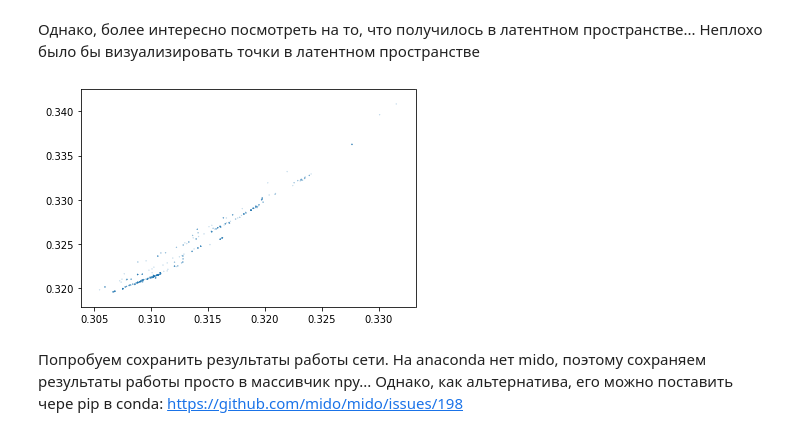
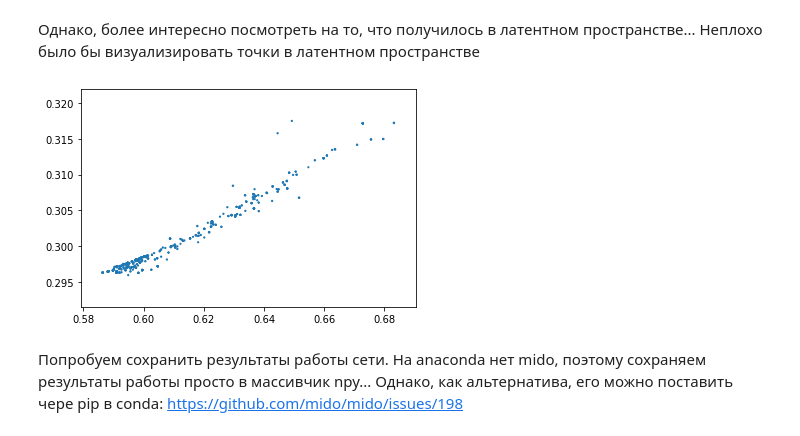
Before and after one commit to mkarpenkospb/drum_and_bass, a Jupyter notebook: VAE (FCNN encoder + decoder) conditioning.ipynb, the cells around one changed output. Saved outputs shown, nothing was run; the diff lists cells and outputs as text; code cells hidden in the pictures.

```diff
--- a/VAE (FCNN encoder + decoder) conditioning.ipynb
+++ b/VAE (FCNN encoder + decoder) conditioning.ipynb
@@ -80,7 +80,7 @@ class DrumNBass_FFNN_to_FFNN(nn.Module):
 
         input_dim = data_height*drum_width
         latent_dim = 4
-        hidden_dim = (input_dim + latent_dim) // 2
+        hidden_dim = (input_dim + 2*latent_dim) // 3
         output_dim = data_height*melody_width
 
         # Linear function 1: 128 * 14 = 1792 --> 2048
@@ -240,8 +240,8 @@ https://stackoverflow.com/questions/49206550/pytorch-error-multi-target-not-supp
 
 https://stackoverflow.com/questions/56243672/expected-target-size-50-88-got-torch-size50-288-88
 # %%
-epoch_count = 500
-batch_size = 32
+epoch_count = 35
+batch_size = 16
 shuffle_every_epoch = True
 
 if shuffle_every_epoch:
@@ -333,23 +332,23 @@ result = bass_outputs[0].squeeze().int()
 # %%
 with torch.no_grad():
     latent_train = dnb_ffnn.encoder(dnb_ffnn.get_images(drum_train), dnb_ffnn.get_conditionings(drum_train))
 
 mu, dev = latent_train
 mu
 # libraries
 import matplotlib.pyplot as plt
 import numpy as np
 
 # create data
 x = mu[:,0]*100
 y = mu[:,1]*100
-z = dev*1
+z = dev
 
 # use the scatter function
-plt.scatter(x, y, s=z*20, alpha=0.5)
+plt.scatter(x, y, s=z*1000)
 plt.show()
 # %% [output]
-[figure, old version]
+[figure, new version]
 # %% [markdown]
 Попробуем сохранить результаты работы сети. На anaconda нет mido, поэтому сохраняем результаты работы просто в массивчик npy... Однако, как альтернатива, его можно поставить чере pip в conda:
 https://github.com/mido/mido/issues/198
```
Also changed, not shown: parts of 3 cells of this notebook.
